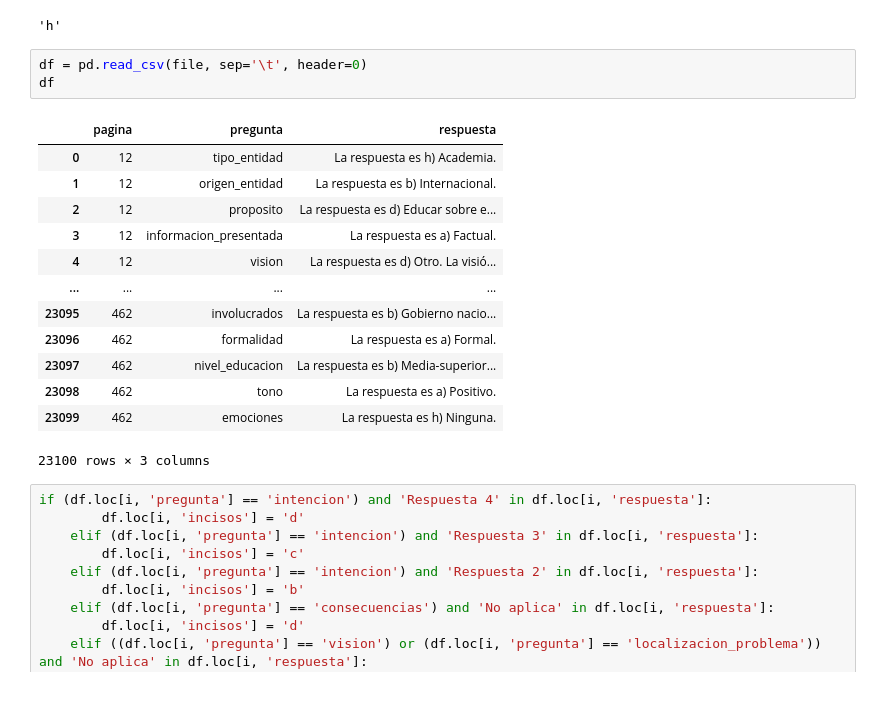
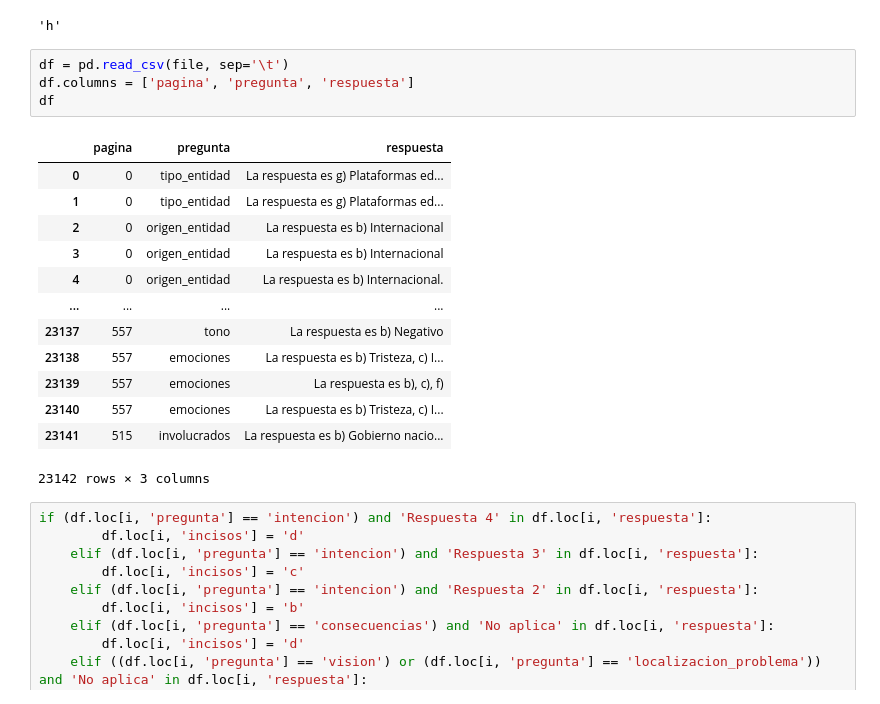
Before and after one commit to PastaFosil/ComputerScienceMaster, a Jupyter notebook: proyecto_tecnologico/buscador/obtener_respuestas_formulario.ipynb, the cells around one changed output. Saved outputs shown, nothing was run; the diff lists cells and outputs as text.

```diff
--- a/proyecto_tecnologico/buscador/obtener_respuestas_formulario.ipynb
+++ b/proyecto_tecnologico/buscador/obtener_respuestas_formulario.ipynb
@@ -25,22 +25,23 @@ get_option("h) NingunaLa respuesta es h) Ninguna.")
 # %% [output]
 'h'
 # %%
-df = pd.read_csv(file, sep='\t', header=0)
+df = pd.read_csv(file, sep='\t')
+df.columns = ['pagina', 'pregunta', 'respuesta']
 df
 # %% [output]
 |  | pagina | pregunta | respuesta |
-| 0 | 12 | tipo_entidad | La respuesta es h) Academia. |
-| 1 | 12 | origen_entidad | La respuesta es b) Internacional. |
-| 2 | 12 | proposito | La respuesta es d) Educar sobre e... |
-| 3 | 12 | informacion_presentada | La respuesta es a) Factual. |
-| 4 | 12 | vision | La respuesta es d) Otro. La visió... |
+| 0 | 0 | tipo_entidad | La respuesta es g) Plataformas ed... |
+| 1 | 0 | tipo_entidad | La respuesta es g) Plataformas ed... |
+| 2 | 0 | origen_entidad | La respuesta es b) Internacional |
+| 3 | 0 | origen_entidad | La respuesta es b) Internacional |
+| 4 | 0 | origen_entidad | La respuesta es b) Internacional. |
 | ... | ... | ... | ... |
-| 23095 | 462 | involucrados | La respuesta es b) Gobierno nacio... |
-| 23096 | 462 | formalidad | La respuesta es a) Formal. |
-| 23097 | 462 | nivel_educacion | La respuesta es b) Media-superior... |
-| 23098 | 462 | tono | La respuesta es a) Positivo. |
-| 23099 | 462 | emociones | La respuesta es h) Ninguna. |
+| 23137 | 557 | tono | La respuesta es b) Negativo |
+| 23138 | 557 | emociones | La respuesta es b) Tristeza, c) I... |
+| 23139 | 557 | emociones | La respuesta es b), c), f) |
+| 23140 | 557 | emociones | La respuesta es b) Tristeza, c) I... |
+| 23141 | 515 | involucrados | La respuesta es b) Gobierno nacio... |
-23100 rows × 3 columns
+23142 rows × 3 columns
 # %%
 if (df.loc[i, 'pregunta'] == 'intencion') and 'Respuesta 4' in df.loc[i, 'respuesta']:
         df.loc[i, 'incisos'] = 'd'
```
Also changed, not shown: parts of 4 cells of this notebook, 5 other files.
